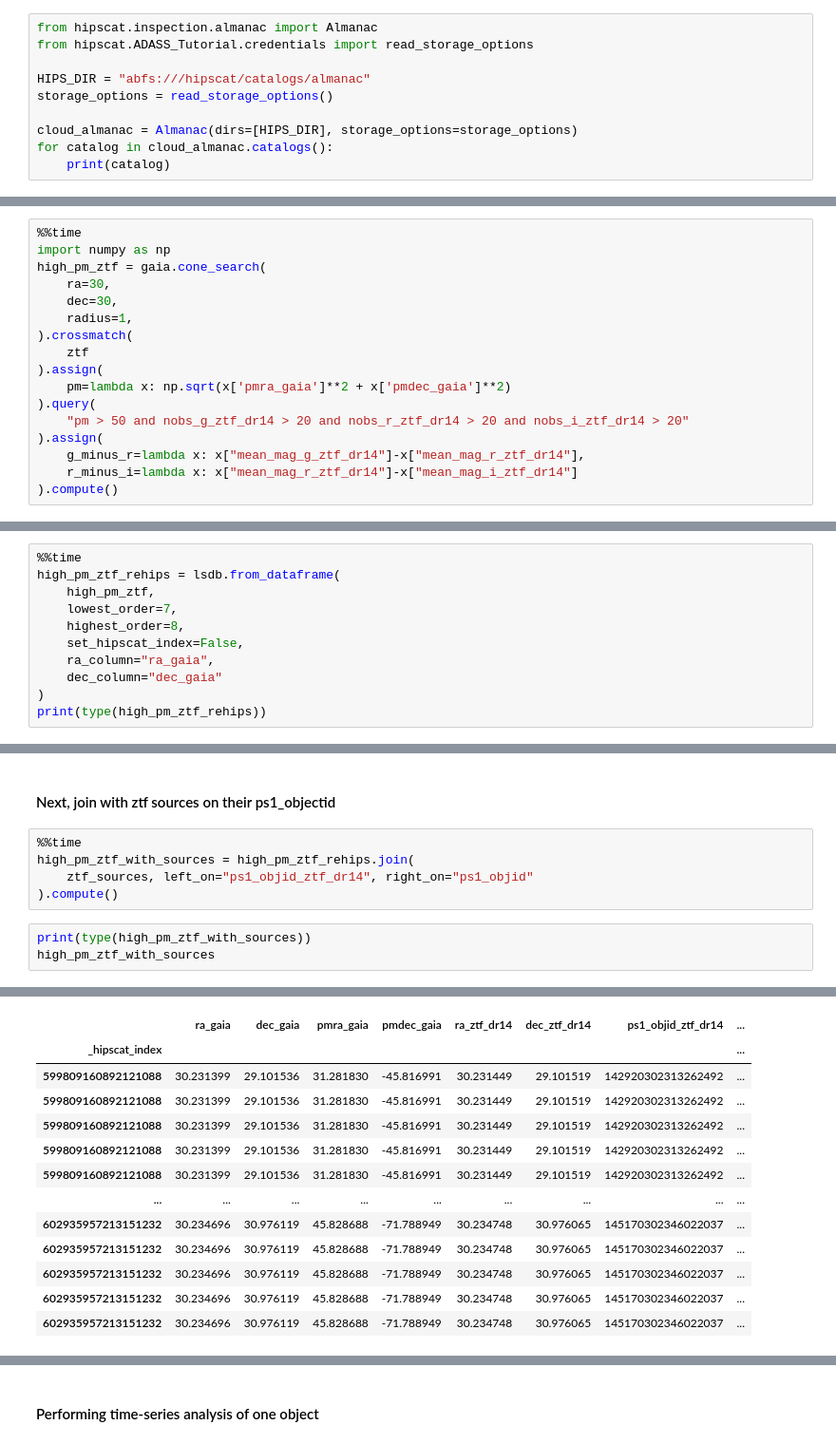
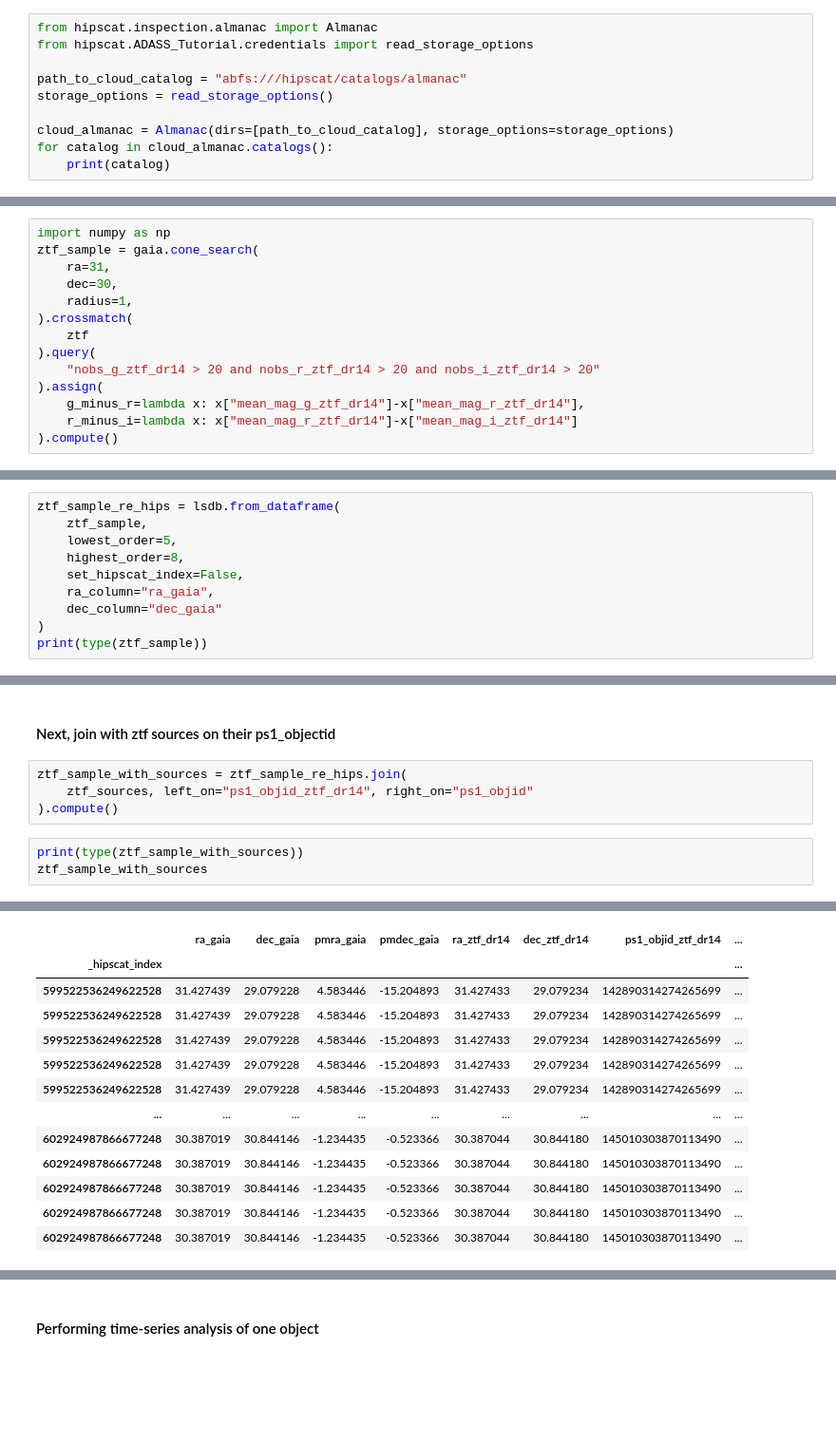
Before and after one commit to swyatt7/ADASS_LSDB_tutorial, a Jupyter notebook: nb/section4.ipynb, the cells around one changed output, grey strips where cells are left out. Shown: that part at 95% size. Cells and saved outputs as stored; diff of their text form; blank space fills up the shorter version.

```diff
--- a/nb/section4.ipynb
+++ b/nb/section4.ipynb
@@ -14,10 +13,10 @@ client = lsdb_client(dask_on_ray=True, num_workers=6)
 from hipscat.inspection.almanac import Almanac
 from hipscat.ADASS_Tutorial.credentials import read_storage_options
 
-HIPS_DIR = "abfs:///hipscat/catalogs/almanac"
+path_to_cloud_catalog = "abfs:///hipscat/catalogs/almanac"
 storage_options = read_storage_options()
 
-cloud_almanac = Almanac(dirs=[HIPS_DIR], storage_options=storage_options)
+cloud_almanac = Almanac(dirs=[path_to_cloud_catalog], storage_options=storage_options)
 for catalog in cloud_almanac.catalogs():
     print(catalog)
 # %% [output]
@@ -36,16 +35,13 @@ ztf_sources = lsdb.from_almanac("ztf_source", cloud_almanac)
 # %%
-%%time
 import numpy as np
-high_pm_ztf = gaia.cone_search(
-    ra=30,
+ztf_sample = gaia.cone_search(
+    ra=31,
     dec=30,
     radius=1,
 ).crossmatch(
     ztf
-).assign(
-    pm=lambda x: np.sqrt(x['pmra_gaia']**2 + x['pmdec_gaia']**2)
 ).query(
-    "pm > 50 and nobs_g_ztf_dr14 > 20 and nobs_r_ztf_dr14 > 20 and nobs_i_ztf_dr14 > 20"
+    "nobs_g_ztf_dr14 > 20 and nobs_r_ztf_dr14 > 20 and nobs_i_ztf_dr14 > 20"
 ).assign(
     g_minus_r=lambda x: x["mean_mag_g_ztf_dr14"]-x["mean_mag_r_ztf_dr14"],
     r_minus_i=lambda x: x["mean_mag_r_ztf_dr14"]-x["mean_mag_i_ztf_dr14"]
@@ -95,14 +87,13 @@ type(high_pm_ztf)
 # %% [output]
 pandas.core.frame.DataFrame
 # %%
-%%time
-high_pm_ztf_rehips = lsdb.from_dataframe(
-    high_pm_ztf,
-    lowest_order=7,
+ztf_sample_re_hips = lsdb.from_dataframe(
+    ztf_sample,
+    lowest_order=5,
     highest_order=8,
     set_hipscat_index=False,
     ra_column="ra_gaia",
     dec_column="dec_gaia"
 )
-print(type(high_pm_ztf_rehips))
+print(type(ztf_sample))
 # %% [output]
@@ -111,25 +101,24 @@ print(type(high_pm_ztf_rehips))
 # %% [markdown]
 #### Next, join with ztf sources on their ps1_objectid
 # %%
-%%time
-high_pm_ztf_with_sources = high_pm_ztf_rehips.join(
+ztf_sample_with_sources = ztf_sample_re_hips.join(
     ztf_sources, left_on="ps1_objid_ztf_dr14", right_on="ps1_objid"
 ).compute()
 # %%
-print(type(high_pm_ztf_with_sources))
-high_pm_ztf_with_sources
+print(type(ztf_sample_with_sources))
+ztf_sample_with_sources
 # %% [output]
 <class 'pandas.core.frame.DataFrame'>
 |  | ra_gaia | dec_gaia | pmra_gaia | pmdec_gaia | ra_ztf_dr14 | dec_ztf_dr14 | ps1_objid_ztf_dr14 | ... |
 | _hipscat_index |  |  |  |  |  |  |  | ... |
-| 599809160892121088 | 30.231399 | 29.101536 | 31.281830 | -45.816991 | 30.231449 | 29.101519 | 142920302313262492 | ... |
-| 599809160892121088 | 30.231399 | 29.101536 | 31.281830 | -45.816991 | 30.231449 | 29.101519 | 142920302313262492 | ... |
-| 599809160892121088 | 30.231399 | 29.101536 | 31.281830 | -45.816991 | 30.231449 | 29.101519 | 142920302313262492 | ... |
-| 599809160892121088 | 30.231399 | 29.101536 | 31.281830 | -45.816991 | 30.231449 | 29.101519 | 142920302313262492 | ... |
-| 599809160892121088 | 30.231399 | 29.101536 | 31.281830 | -45.816991 | 30.231449 | 29.101519 | 142920302313262492 | ... |
+| 599522536249622528 | 31.427439 | 29.079228 | 4.583446 | -15.204893 | 31.427433 | 29.079234 | 142890314274265699 | ... |
+| 599522536249622528 | 31.427439 | 29.079228 | 4.583446 | -15.204893 | 31.427433 | 29.079234 | 142890314274265699 | ... |
+| 599522536249622528 | 31.427439 | 29.079228 | 4.583446 | -15.204893 | 31.427433 | 29.079234 | 142890314274265699 | ... |
+| 599522536249622528 | 31.427439 | 29.079228 | 4.583446 | -15.204893 | 31.427433 | 29.079234 | 142890314274265699 | ... |
+| 599522536249622528 | 31.427439 | 29.079228 | 4.583446 | -15.204893 | 31.427433 | 29.079234 | 142890314274265699 | ... |
 | ... | ... | ... | ... | ... | ... | ... | ... | ... |
-| 602935957213151232 | 30.234696 | 30.976119 | 45.828688 | -71.788949 | 30.234748 | 30.976065 | 145170302346022037 | ... |
-| 602935957213151232 | 30.234696 | 30.976119 | 45.828688 | -71.788949 | 30.234748 | 30.976065 | 145170302346022037 | ... |
-| 602935957213151232 | 30.234696 | 30.976119 | 45.828688 | -71.788949 | 30.234748 | 30.976065 | 145170302346022037 | ... |
-| 602935957213151232 | 30.234696 | 30.976119 | 45.828688 | -71.788949 | 30.234748 | 30.976065 | 145170302346022037 | ... |
-| 602935957213151232 | 30.234696 | 30.976119 | 45.828688 | -71.788949 | 30.234748 | 30.976065 | 145170302346022037 | ... |
+| 602924987866677248 | 30.387019 | 30.844146 | -1.234435 | -0.523366 | 30.387044 | 30.844180 | 145010303870113490 | ... |
+| 602924987866677248 | 30.387019 | 30.844146 | -1.234435 | -0.523366 | 30.387044 | 30.844180 | 145010303870113490 | ... |
+| 602924987866677248 | 30.387019 | 30.844146 | -1.234435 | -0.523366 | 30.387044 | 30.844180 | 145010303870113490 | ... |
+| 602924987866677248 | 30.387019 | 30.844146 | -1.234435 | -0.523366 | 30.387044 | 30.844180 | 145010303870113490 | ... |
+| 602924987866677248 | 30.387019 | 30.844146 | -1.234435 | -0.523366 | 30.387044 | 30.844180 | 145010303870113490 | ... |
```
Also changed, not shown: parts of 18 cells of this notebook.
